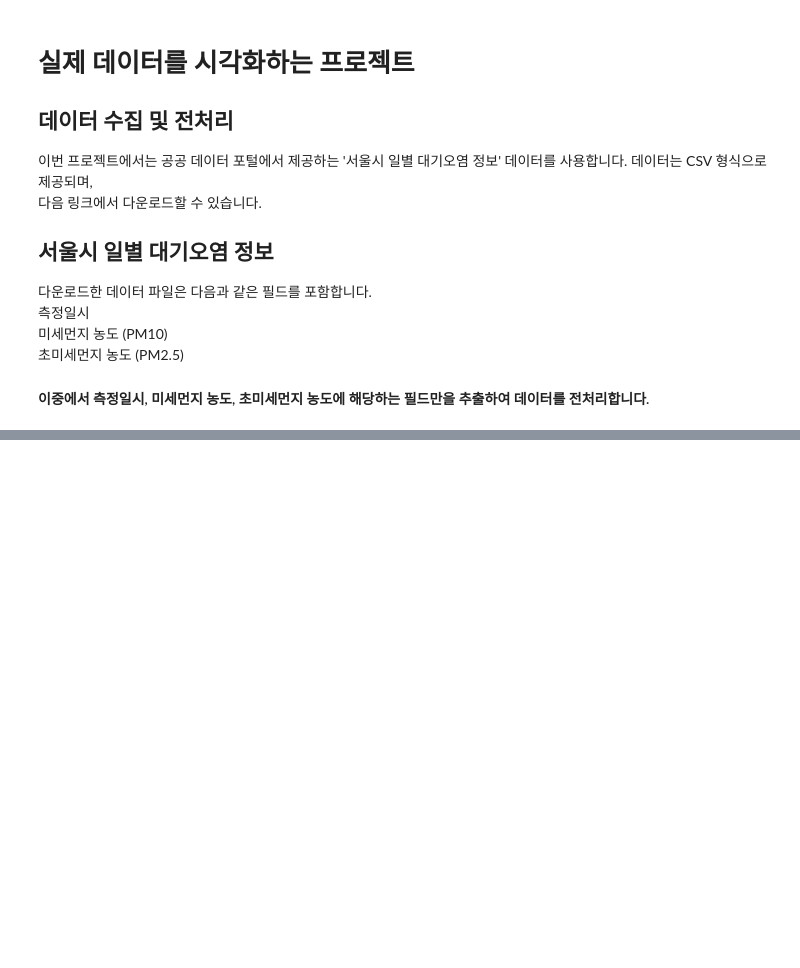
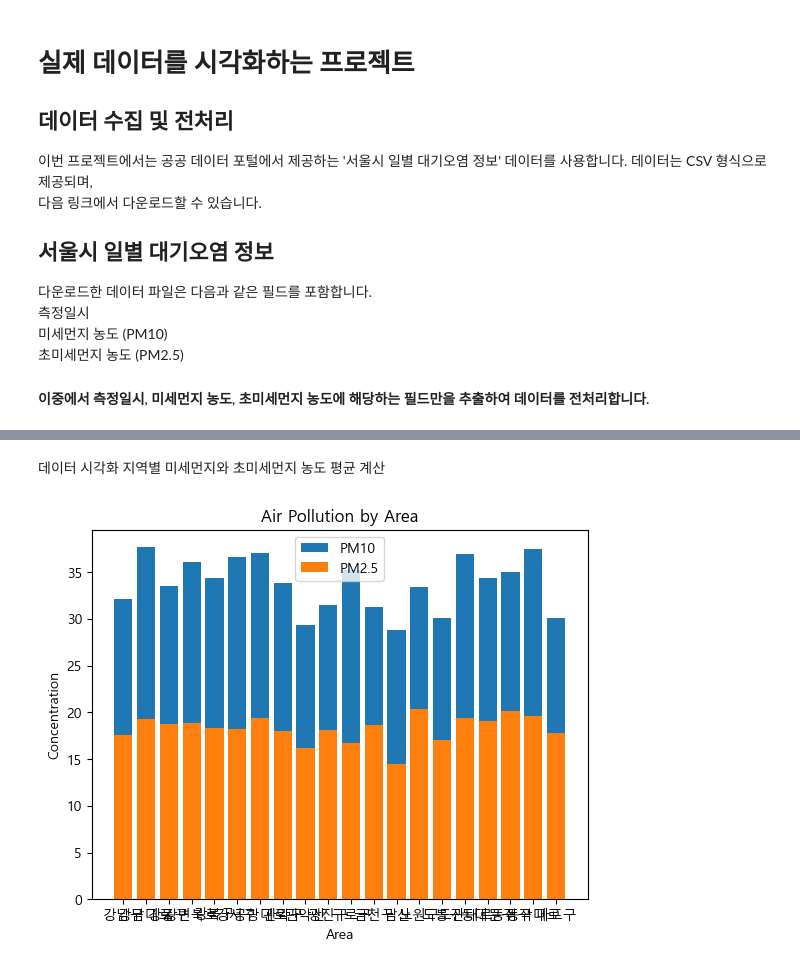
Before and after one commit to jwjb1020/jwj_python, a Jupyter notebook: 데이터전처리/data_process.ipynb, the cells around one changed output, grey strips where cells are left out. Cells and saved outputs as stored; diff of their text form; code cells hidden in the pictures; blank space fills up the shorter version.

```diff
--- a/데이터전처리/data_process.ipynb
+++ b/데이터전처리/data_process.ipynb
@@ -928,0 +972,20 @@ print(df.head(20))
+# %% [markdown]
+데이터 시각화
+지역별 미세먼지와 초미세먼지 농도 평균 계산
+# %%
+import matplotlib.pyplot as plt
+plt.rcParams['font.family'] = 'Malgun Gothic'
+
+# 지역별 미세먼지와 초미세먼지 농도 평균 계산
+df_area = df.groupby('측정소명').mean(numeric_only=True).head(20)
+
+# 그래프 그리기
+plt.bar(df_area.index, df_area['미세먼지농도(㎍/㎥)'], label='PM10')
+plt.bar(df_area.index, df_area['초미세먼지농도(㎍/㎥)'], label='PM2.5')
+plt.legend()
+plt.xlabel('Area')
+plt.ylabel('Concentration')
+plt.title('Air Pollution by Area')
+plt.show()
+# %% [output]
+[figure, added]
```
Also changed, not shown: parts of 7 cells of this notebook, 2 other files.
